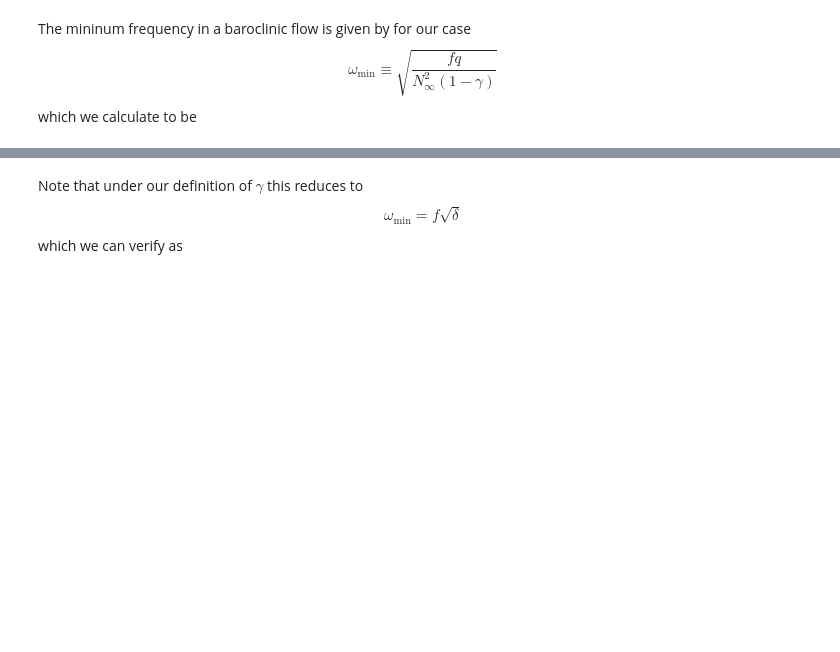
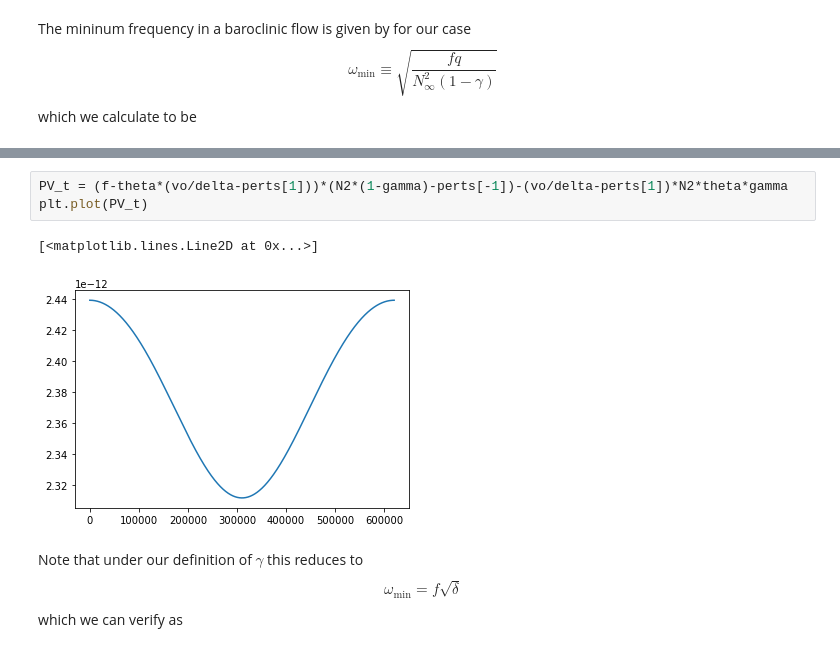
Before and after one commit to loganpknudsen/BottomBoundaryLayer, a Jupyter notebook: parameter_space_check.ipynb, the cells around one changed output, grey strips where cells are left out. Saved outputs shown, nothing was run; the diff lists cells and outputs as text; blank space fills up the shorter version.

```diff
--- a/parameter_space_check.ipynb
+++ b/parameter_space_check.ipynb
@@ -120,3 +136,9 @@ omega_min
+# %%
+PV_t = (f-theta*(vo/delta-perts[1]))*(N2*(1-gamma)-perts[-1])-(vo/delta-perts[1])*N2*theta*gamma
+plt.plot(PV_t)
+# %% [output]
+[<matplotlib.lines.Line2D at 0x...>]
+[figure, added]
 # %% [markdown]
 Note that under our definition of $\gamma$ this reduces to
 $$\omega_{\text{min}}=f\sqrt{\delta}$$
```
Also changed, not shown: parts of 20 cells of this notebook, 2 other files.
